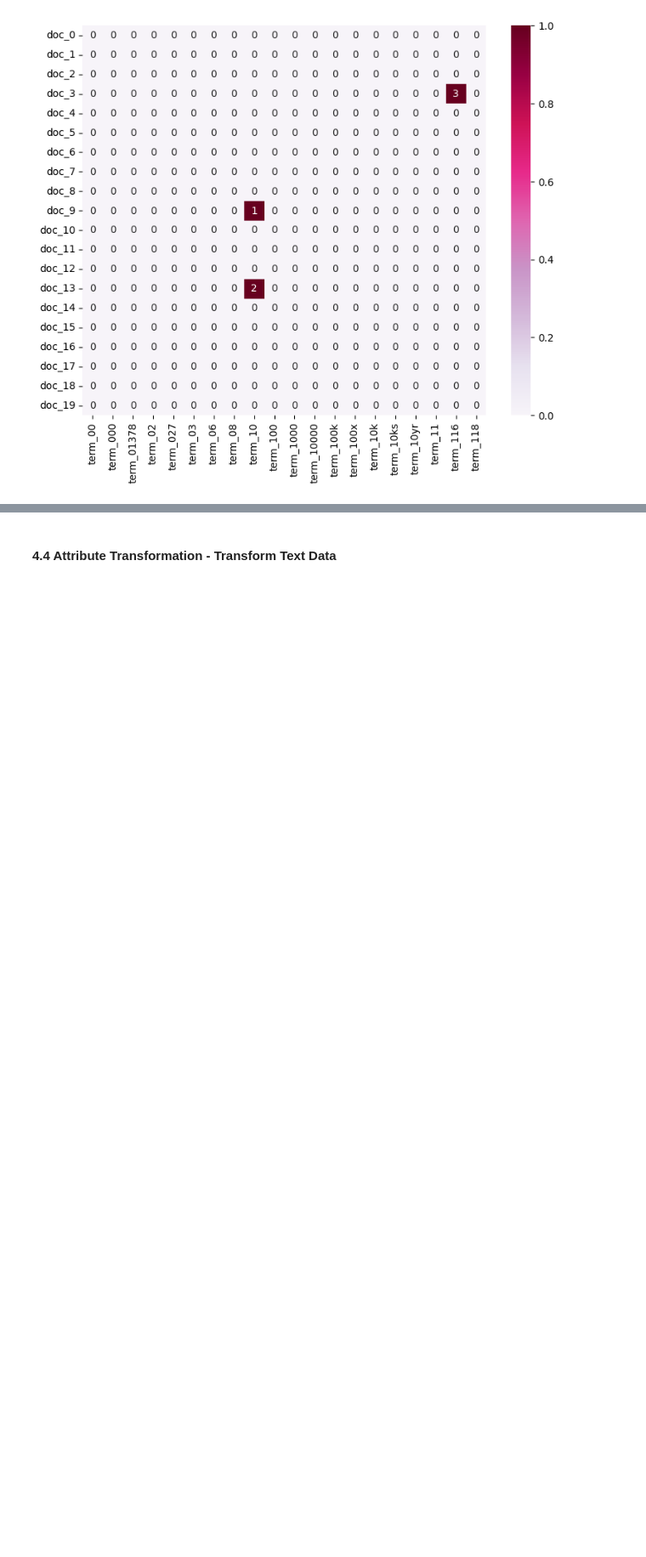
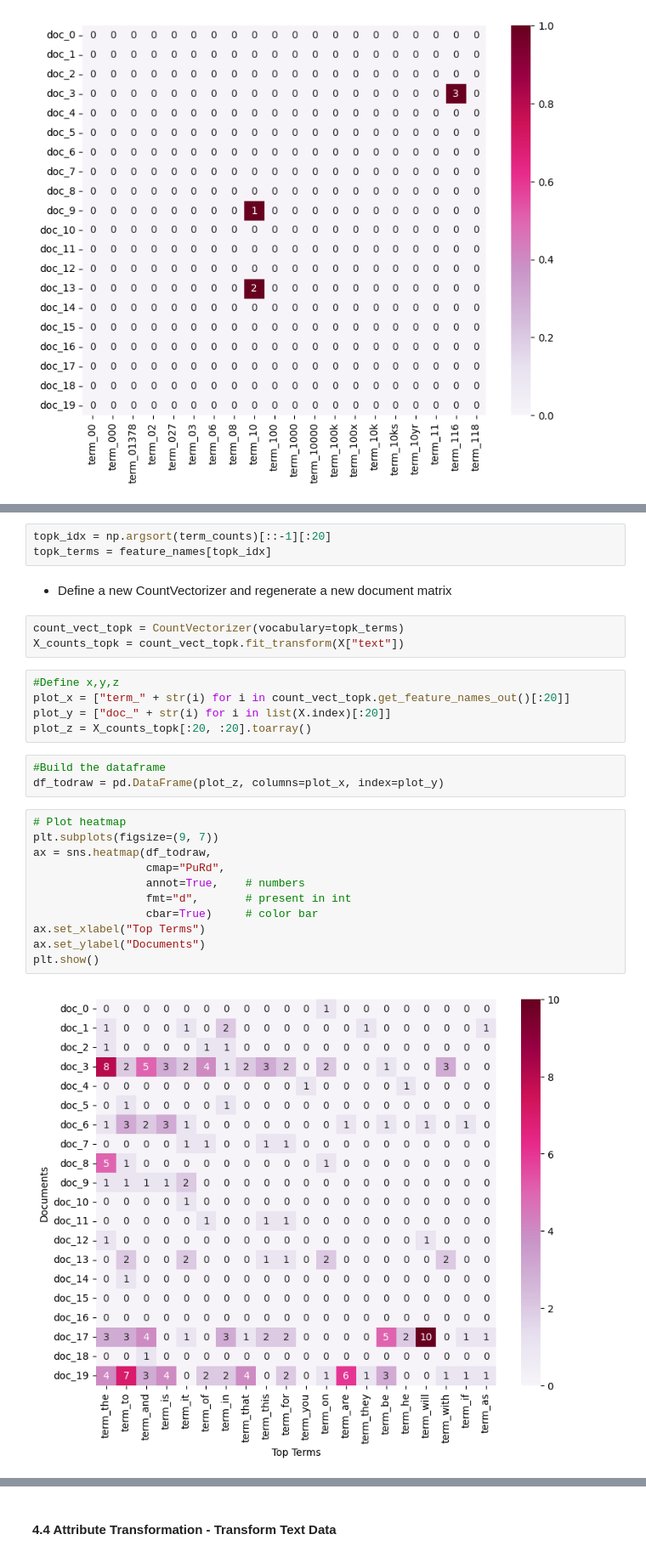
Before and after one commit to shangchehsieh/DM2025-Lab1-Exercise, a Jupyter notebook: DM2025-Lab1-Homework.ipynb, the cells around one changed output, grey strips where cells are left out. Shown: that part at 85% size. Cells and saved outputs as stored; diff of their text form; blank space fills up the shorter version.

```diff
--- a/DM2025-Lab1-Homework.ipynb
+++ b/DM2025-Lab1-Homework.ipynb
@@ -484,0 +498,29 @@ ax = sns.heatmap(df_todraw,
+# %%
+topk_idx = np.argsort(term_counts)[::-1][:20]
+topk_terms = feature_names[topk_idx]
+# %% [markdown]
+- Define a new CountVectorizer and regenerate a new document matrix
+# %%
+count_vect_topk = CountVectorizer(vocabulary=topk_terms)
+X_counts_topk = count_vect_topk.fit_transform(X["text"])
+# %%
+#Define x,y,z
+plot_x = ["term_" + str(i) for i in count_vect_topk.get_feature_names_out()[:20]]
+plot_y = ["doc_" + str(i) for i in list(X.index)[:20]]
+plot_z = X_counts_topk[:20, :20].toarray()
+# %%
+#Build the dataframe
+df_todraw = pd.DataFrame(plot_z, columns=plot_x, index=plot_y)
+# %%
+# Plot heatmap
+plt.subplots(figsize=(9, 7))
+ax = sns.heatmap(df_todraw,
+                 cmap="PuRd",
+                 annot=True,    # numbers
+                 fmt="d",       # present in int
+                 cbar=True)     # color bar
+ax.set_xlabel("Top Terms")
+ax.set_ylabel("Documents")
+plt.show()
+# %% [output]
+[figure, added]
```
Also changed, not shown: parts of 17 cells of this notebook.
